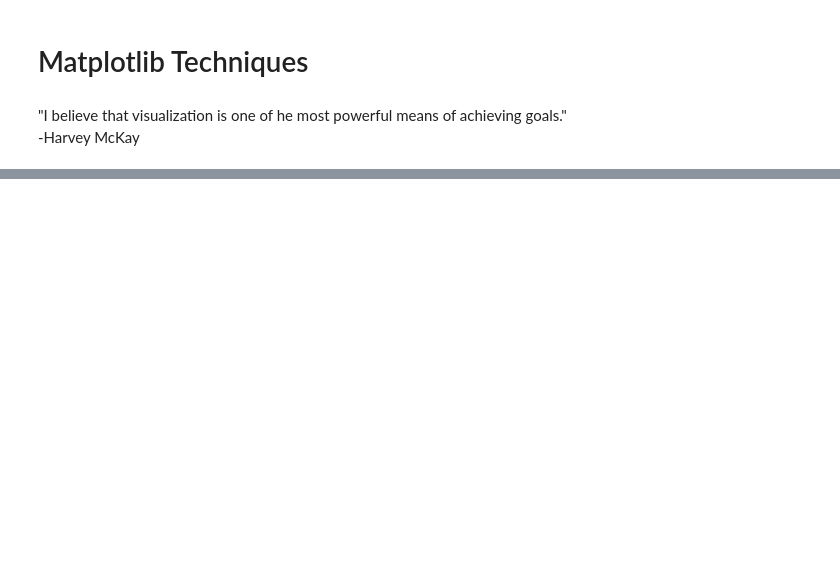
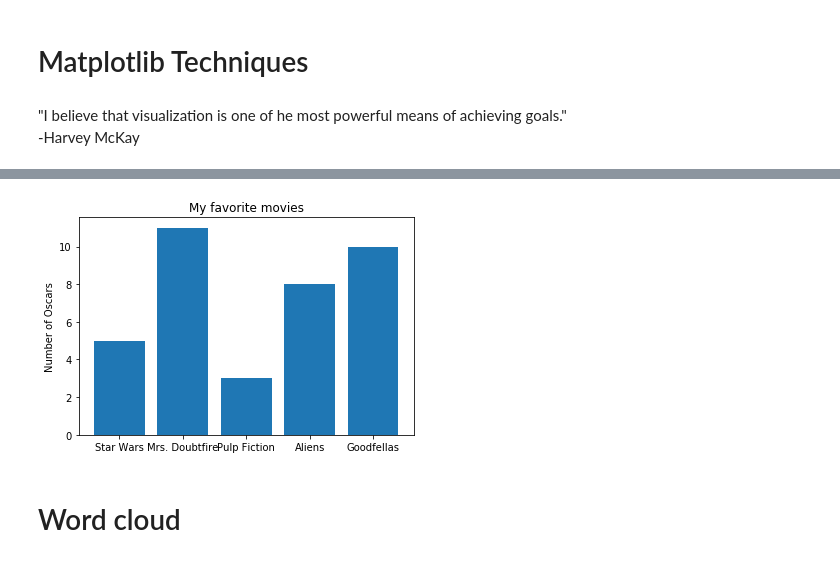
Before and after one commit to gorbulus/DS_Playbook, a Jupyter notebook: Matplotlib.ipynb, the cells around one changed output, grey strips where cells are left out. Drawn from its saved outputs; the diff is of its cells as text; code cells hidden in the pictures; blank space fills up the shorter version.

```diff
--- a/Matplotlib.ipynb
+++ b/Matplotlib.ipynb
@@ -28,0 +27,19 @@ Hello world!
+# %%
+# Bar chart
+movies = ["Star Wars", "Mrs. Doubtfire", "Pulp Fiction", "Aliens", "Goodfellas"]
+num_oscars = [5, 11, 3, 8, 10]
+# %%
+#plot bars with left x-coordinates [0, 1, 2, 3, 4], heights [num_oscars]
+# add a label and y-axis label
+plt.title("My favorite movies")
+plt.ylabel("Number of Oscars")
+
+#label x-axis with movie names at bar centers
+plt.xticks(range(len(movies)), movies)
+
+plt.bar(range(len(movies)), num_oscars)
+plt.show()
+# %% [output]
+[figure, added]
+# %% [markdown]
+# Word cloud
```
Also changed, not shown: parts of 5 cells of this notebook.
